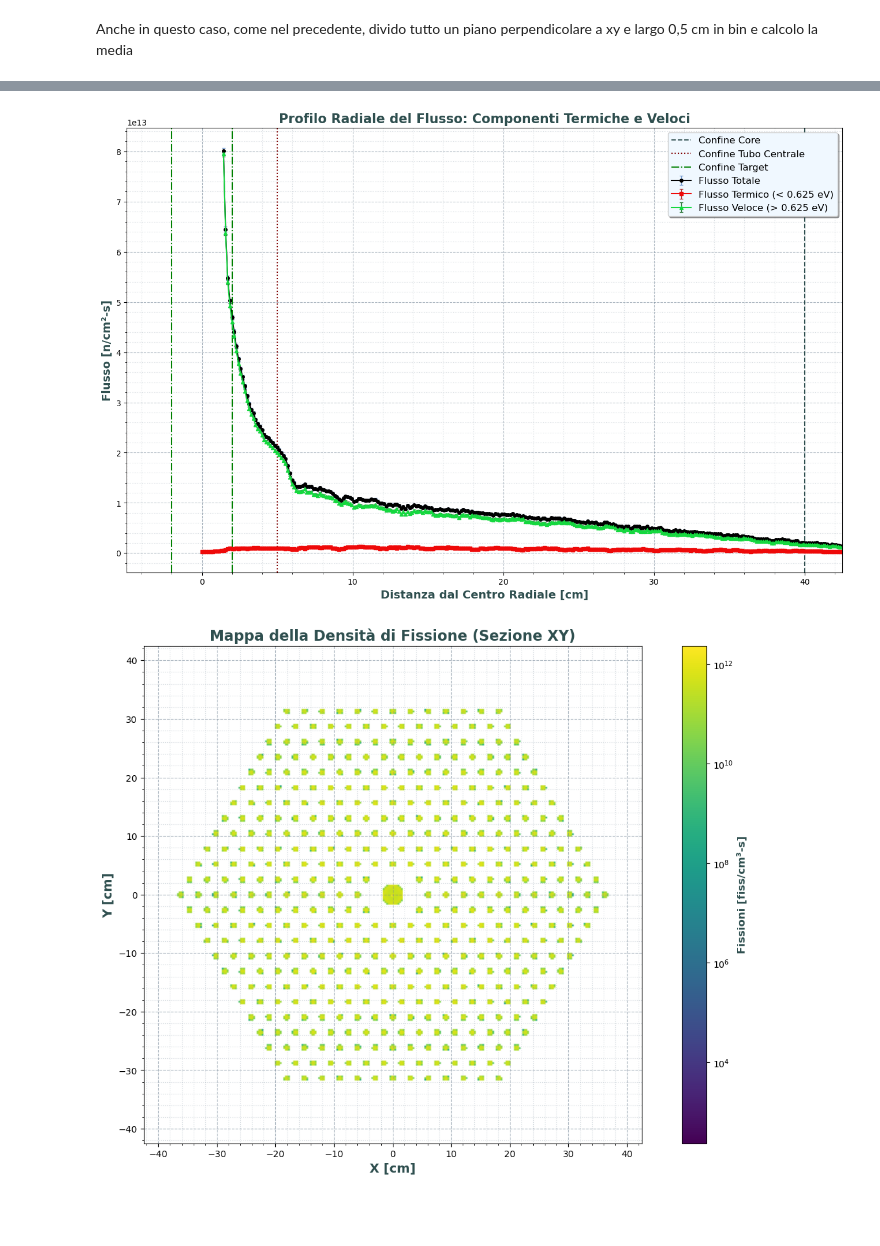
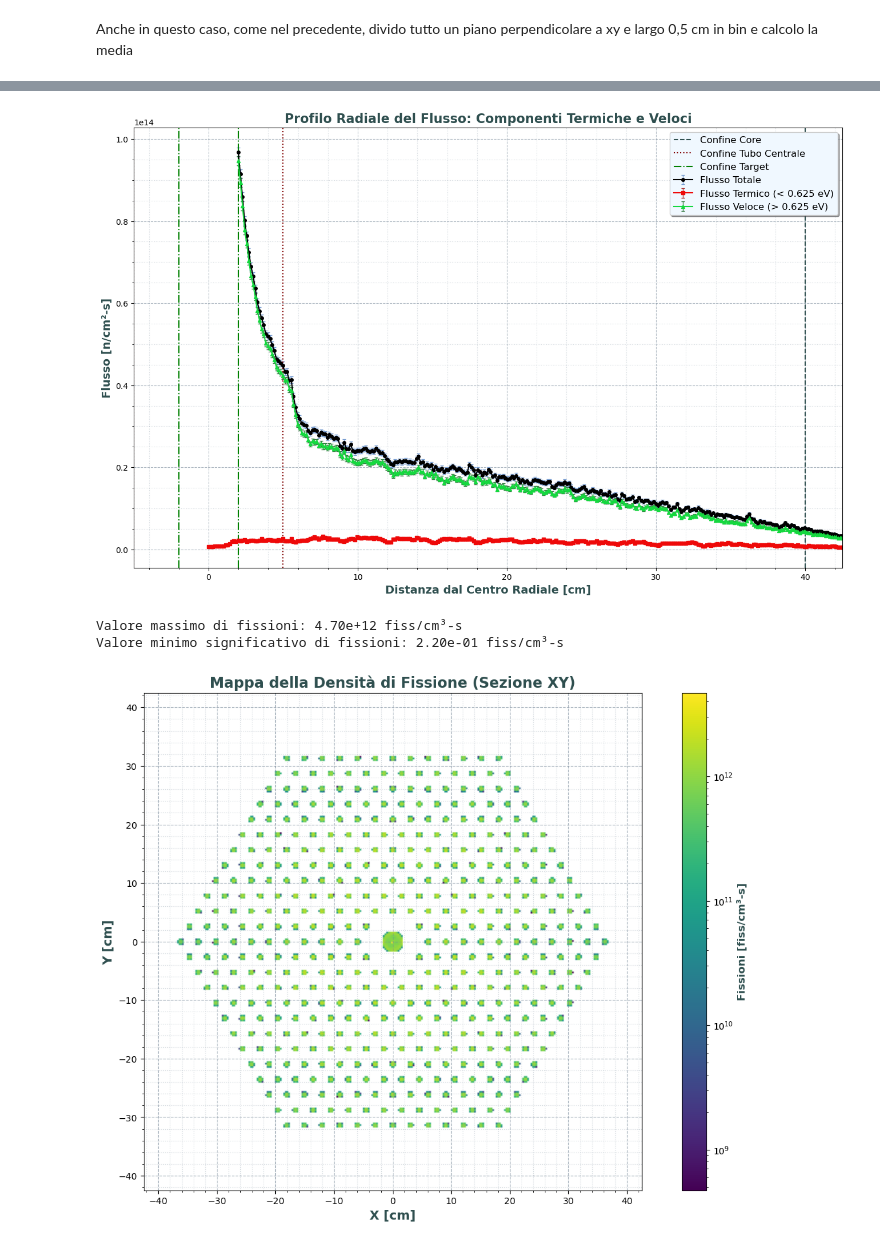
Before and after one commit to oblivion0218/Tesi-Magistrale, a Jupyter notebook: Open MC/reattore_3_sincro/fixed/tallyes.ipynb, the cells around one changed output, grey strips where cells are left out. Saved outputs shown, nothing was run; the diff lists cells and outputs as text; code cells hidden in the pictures; blank space fills up the shorter version.

```diff
--- a/Open MC/reattore_3_sincro/fixed/tallyes.ipynb
+++ b/Open MC/reattore_3_sincro/fixed/tallyes.ipynb
@@ -154,7 +154,7 @@ Calcolo del volume di normalizzazione per la mesh_2d
 bound_xy = R_CORE + REF_SIDE + 2.0
 dx = (2.0 * bound_xy) / bin_ris
 dy = (2.0 * bound_xy) / bin_ris
-dz = 1.0
+dz = 0.5
 V = dx * dy * dz
 # %% [markdown]
 Anche in questo caso, come nel precedente, divido tutto un piano perpendicolare a xy e largo 0,5 cm in bin e calcolo la media
@@ -288,57 +288,65 @@ ax.set_xlim(-5, bound_xy)
 
 plt.show()
 # %% [output]
-[figure, old version]
+[figure, new version]
 # %%
 tally = sp.get_tally(name='mappa_fissioni')
 
 # Estrazione e Mascheramento
 data = tally.get_values(scores=['fission'], value='mean').reshape((bin_ris,bin_ris))
 
-# Assumo che 'data', 'S', 'R_CORE', 'REF_SIDE' siano già definiti come nel tuo snippet
 # Ricalcolo il mascheramento per sicurezza
-data_masked = np.where(data > 1e-10, data, np.nan)
-data_masked *= S/V # Applica fattore di scala se non già fatto su 'data' grezzo
+
+data *= S/V # Applica fattore di scala
 
 # --- CALCOLO LIMITI PER IL PLOT ---
 # Calcola il massimo reale della distribuzione
-val_max = np.nanmax(data_masked)
+val_max = np.nanmax(data)
+val_min = np.nanmin(data[data > 0])  # Ignora zeri per trovare il minimo significativo
+
+print(f"Valore massimo di fissioni: {val_max:.2e} fiss/cm³-s")
+print(f"Valore minimo significativo di fissioni: {val_min:.2e} fiss/cm³-s")
 
 # Imposta il minimo a 4 ordini di grandezza sotto il massimo
 # Questo evidenzia i gradienti nel combustibile tagliando il rumore di fondo
-val_min = val_max * 1e-10
+val_min = val_max * 1e-4
+
+# tutti i valori inferiori di val min li elimino (mascheramento)
+data = np.ma.masked_where(data < val_min, data)
 
 # PLOTTING
 plt.figure(figsize=(16, 10))
 
 bound_xy = R_CORE + REF_SIDE/4
 
 # Setup colormap
 cmap = plt.cm.viridis
 cmap.set_bad(color='white')
 
 # Imshow con vmin e vmax forzati
-img = plt.imshow(data_masked, extent=[-bound_xy, bound_xy, -bound_xy, bound_xy],
+img = plt.imshow(data, extent=[-bound_xy, bound_xy, -bound_xy, bound_xy],
                  cmap=cmap, origin='lower',
                  norm=LogNorm(vmin=val_min, vmax=val_max))
 
 # Formattazione Stile Unificato
 plt.title('Mappa della Densità di Fissione (Sezione XY)', fontsize=16, fontweight='bold', color='#2F4F4F')
 plt.xlabel('X [cm]', fontsize=14, fontweight='bold', color='#2F4F4F')
 plt.ylabel('Y [cm]', fontsize=14, fontweight='bold', color='#2F4F4F')
 
 # Colorbar
 cbar = plt.colorbar(img)
 cbar.set_label('Fissioni [fiss/cm³-s]', fontsize=12, fontweight='bold', color='#2F4F4F')
 
 # Griglia personalizzata
 plt.minorticks_on()
 plt.grid(which='major', linestyle='--', alpha=0.6, color='#778899')
 plt.grid(which='minor', linestyle=':', alpha=0.3, color='#778899')
 
 plt.show()
 # %% [output]
+Valore massimo di fissioni: 4.70e+12 fiss/cm³-s
+Valore minimo significativo di fissioni: 2.20e-01 fiss/cm³-s
-[figure, old version]
+[figure, new version]
 # %%
 # --- 1. ESTRAZIONE DATI ---
 tally_map_res = sp.get_tally(name='mappa_fissioni')
```
Also changed, not shown: parts of 12 cells of this notebook, 5 other files.
